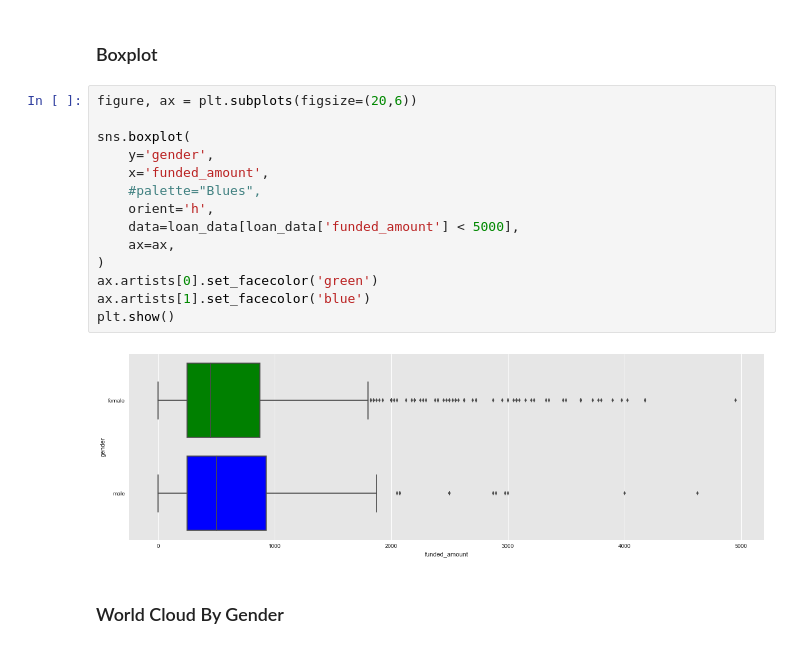
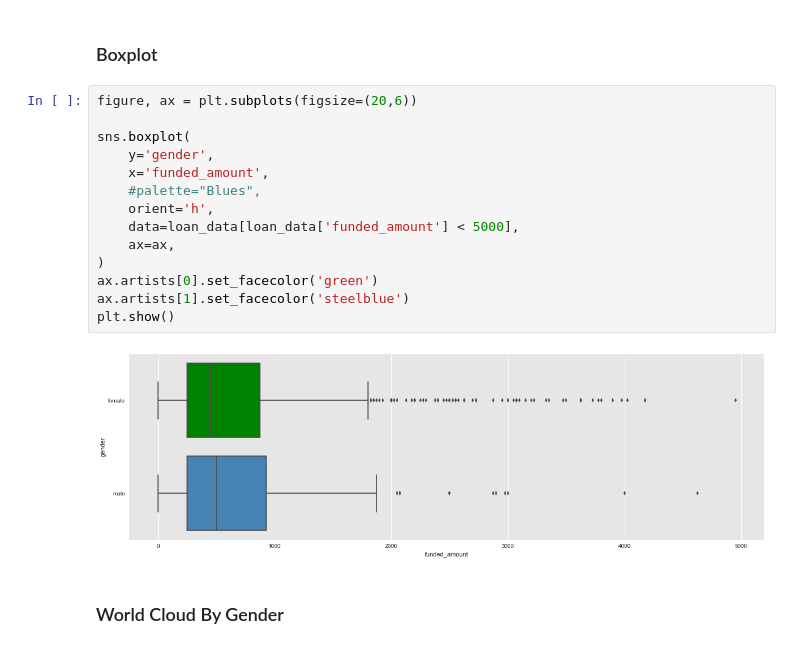
Before and after one commit to feng443/RUDS-Proj1-Kiva-Crowd-Funding-Visualization, a Jupyter notebook: KivaDataVisualization.ipynb, the cells around one changed output. Saved outputs shown, nothing was run; the diff lists cells and outputs as text.

```diff
--- a/KivaDataVisualization.ipynb
+++ b/KivaDataVisualization.ipynb
@@ -185,19 +160,19 @@ number_loans_per_gender(loan_data)
 # %%
 figure, ax = plt.subplots(figsize=(20,6))
 
 sns.boxplot(
     y='gender',
     x='funded_amount',
     #palette="Blues",
     orient='h',
     data=loan_data[loan_data['funded_amount'] < 5000],
     ax=ax,
 )
 ax.artists[0].set_facecolor('green')
-ax.artists[1].set_facecolor('blue')
+ax.artists[1].set_facecolor('steelblue')
 plt.show()
 # %% [output]
-[figure, old version]
+[figure, new version]
 # %% [markdown]
 ### World Cloud By Gender
 # %% [markdown]
```
Also changed, not shown: parts of 14 cells of this notebook, 3 other files.
